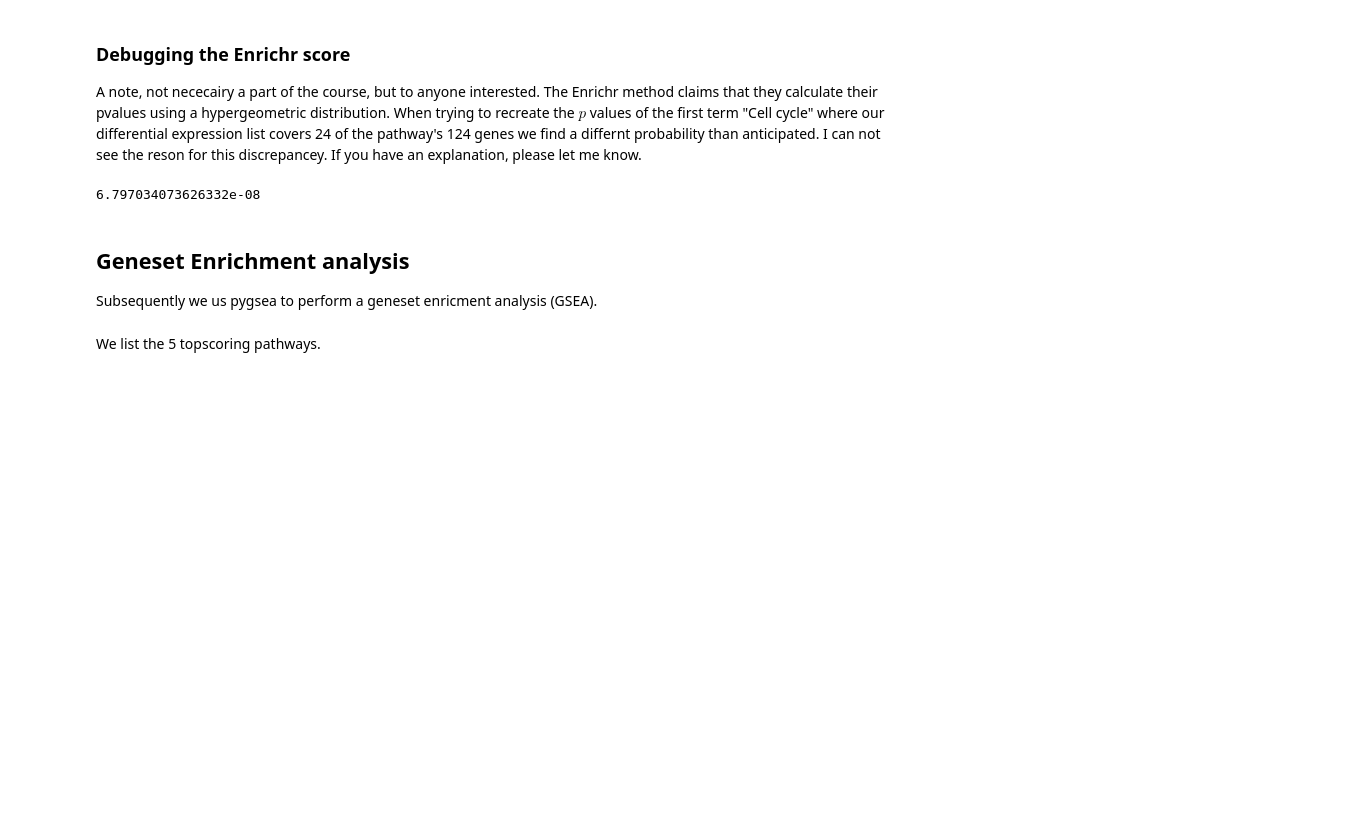
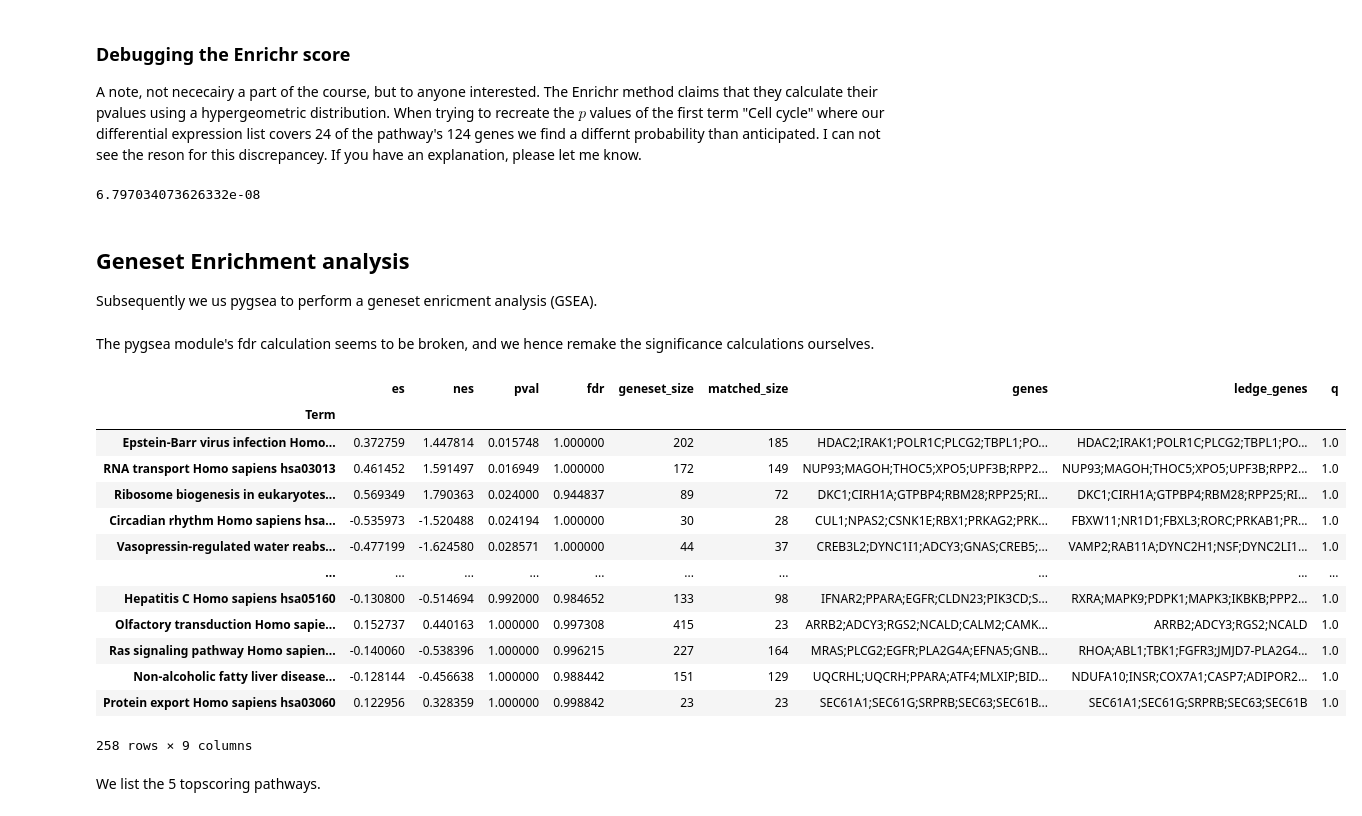
Before and after one commit to statisticalbiotechnology/cb2030, a Jupyter notebook: nb/enrichment/gsea.ipynb, the cells around one changed output. Cells and saved outputs as stored; diff of their text form; code cells hidden in the pictures; blank space fills up the shorter version.

```diff
--- a/nb/enrichment/gsea.ipynb
+++ b/nb/enrichment/gsea.ipynb
@@ -103,3 +106,24 @@ gs_res = gp.gsea(data=brca,
+# %% [markdown]
+The pygsea module's fdr calculation seems to be broken, and we hence remake the significance calculations ourselves.
+# %%
+import qvalue
+gs_res.res2d.sort_values(by=["pval"],inplace=True)
+qvalue.qvalues(gs_res.res2d,"pval")
+# %% [output]
+|  | es | nes | pval | fdr | geneset_size | matched_size | genes | ledge_genes | q |
+| Term |  |  |  |  |  |  |  |  |  |
+| Epstein-Barr virus infection Homo... | 0.372759 | 1.447814 | 0.015748 | 1.000000 | 202 | 185 | HDAC2;IRAK1;POLR1C;PLCG2;TBPL1;PO... | HDAC2;IRAK1;POLR1C;PLCG2;TBPL1;PO... | 1.0 |
+| RNA transport Homo sapiens hsa03013 | 0.461452 | 1.591497 | 0.016949 | 1.000000 | 172 | 149 | NUP93;MAGOH;THOC5;XPO5;UPF3B;RPP2... | NUP93;MAGOH;THOC5;XPO5;UPF3B;RPP2... | 1.0 |
+| Ribosome biogenesis in eukaryotes... | 0.569349 | 1.790363 | 0.024000 | 0.944837 | 89 | 72 | DKC1;CIRH1A;GTPBP4;RBM28;RPP25;RI... | DKC1;CIRH1A;GTPBP4;RBM28;RPP25;RI... | 1.0 |
+| Circadian rhythm Homo sapiens hsa... | -0.535973 | -1.520488 | 0.024194 | 1.000000 | 30 | 28 | CUL1;NPAS2;CSNK1E;RBX1;PRKAG2;PRK... | FBXW11;NR1D1;FBXL3;RORC;PRKAB1;PR... | 1.0 |
+| Vasopressin-regulated water reabs... | -0.477199 | -1.624580 | 0.028571 | 1.000000 | 44 | 37 | CREB3L2;DYNC1I1;ADCY3;GNAS;CREB5;... | VAMP2;RAB11A;DYNC2H1;NSF;DYNC2LI1... | 1.0 |
+| ... | ... | ... | ... | ... | ... | ... | ... | ... | ... |
+| Hepatitis C Homo sapiens hsa05160 | -0.130800 | -0.514694 | 0.992000 | 0.984652 | 133 | 98 | IFNAR2;PPARA;EGFR;CLDN23;PIK3CD;S... | RXRA;MAPK9;PDPK1;MAPK3;IKBKB;PPP2... | 1.0 |
+| Olfactory transduction Homo sapie... | 0.152737 | 0.440163 | 1.000000 | 0.997308 | 415 | 23 | ARRB2;ADCY3;RGS2;NCALD;CALM2;CAMK... | ARRB2;ADCY3;RGS2;NCALD | 1.0 |
+| Ras signaling pathway Homo sapien... | -0.140060 | -0.538396 | 1.000000 | 0.996215 | 227 | 164 | MRAS;PLCG2;EGFR;PLA2G4A;EFNA5;GNB... | RHOA;ABL1;TBK1;FGFR3;JMJD7-PLA2G4... | 1.0 |
+| Non-alcoholic fatty liver disease... | -0.128144 | -0.456638 | 1.000000 | 0.988442 | 151 | 129 | UQCRHL;UQCRH;PPARA;ATF4;MLXIP;BID... | NDUFA10;INSR;COX7A1;CASP7;ADIPOR2... | 1.0 |
+| Protein export Homo sapiens hsa03060 | 0.122956 | 0.328359 | 1.000000 | 0.998842 | 23 | 23 | SEC61A1;SEC61G;SRPRB;SEC63;SEC61B... | SEC61A1;SEC61G;SRPRB;SEC63;SEC61B | 1.0 |
+258 rows × 9 columns
 # %% [markdown]
 We list the 5 topscoring pathways.
 # %%
```
Also changed, not shown: parts of 7 cells of this notebook, 1 other file.
